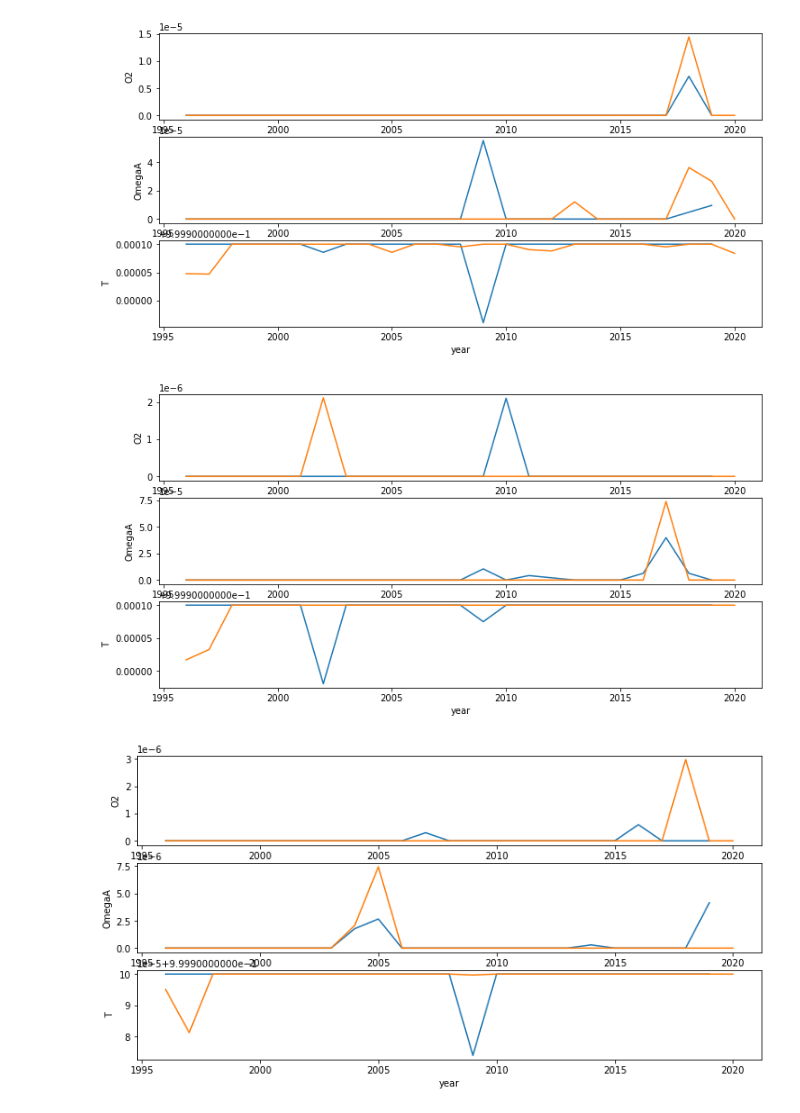
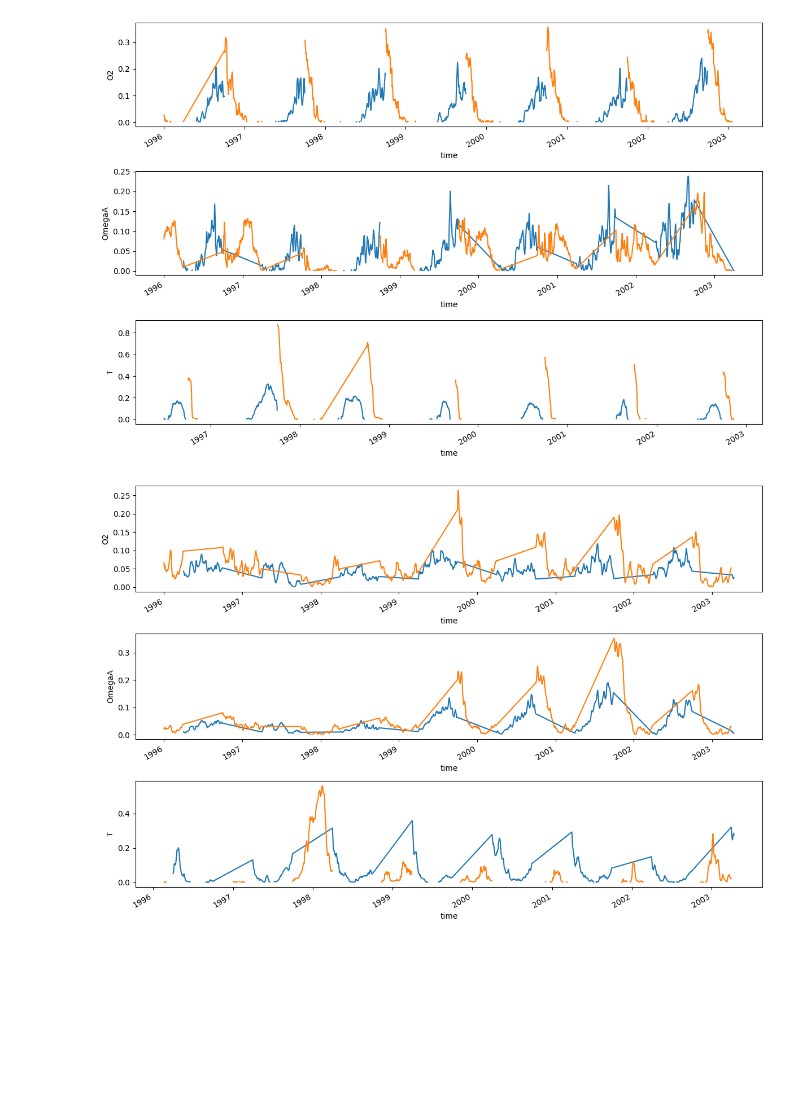
Before and after one commit to ashao/NEP36_cluster_analysis, a Jupyter notebook: compare_cluster_distributions.ipynb, the cells around one changed output. Drawn from its saved outputs; the diff is of its cells as text; code cells hidden in the pictures; blank space fills up the shorter version.

Commit message:
Update for new data

```diff
--- a/compare_cluster_distributions.ipynb
+++ b/compare_cluster_distributions.ipynb
@@ -21,6 +12,8 @@ client = Client(LocalCluster())
 datapath = '/lus/scratch/shao/data/NEP36_extremes/'
 cluster_files = glob.glob('output_data/cluster*.nc')
 clusters_ds = [ xr.open_dataset(file, chunks={'time':439}, engine='h5netcdf') for file in cluster_files ]
+# %%
+plot_clusters = [0, 1]
 # %%
 # Plot timeseries of all the relevant variables
 timeseries_vars = [
@@ -30,10 +23,11 @@ timeseries_vars = [
 ]
 
 for cluster_label, cluster_ds in enumerate(clusters_ds):
-    plt.figure(figsize=(8,10))
-    for idx, var in enumerate(timeseries_vars):
-        plt.subplot(3,1,idx+1)
-        cluster_ds[var].mean('stacked_y_x').plot()
-        if idx == 0:
-            plt.title(f'CLUSTER: {cluster_label}')
+    if cluster_label in plot_clusters:
+        plt.figure(figsize=(8,10))
+        for idx, var in enumerate(timeseries_vars):
+            plt.subplot(3,1,idx+1)
+            cluster_ds[var].mean('stacked_y_x').plot()
+            if idx == 0:
+                plt.title(f'CLUSTER: {cluster_label}')
 # %% [output]
@@ -97,44 +108,52 @@ percentiles = {
     'T':1-base_percentile
 }
 
-def filter_by_season_and_values(ds,month_range):
-    ds_out = ds.where(ds['time.month'].isin(month_range),drop=True)
-    ds_out = ds_out.where(ds_out.O2 != 0., drop=True)
-    return ds_out
-
 def calculate_threshold(ds, percentile, nbins=1000):
     data = ds.to_numpy().flatten()
-    hist, edges = np.histogram(data, bins=nbins)
+    hist, edges = np.histogram(data, bins=nbins, density=True)
     cdf = integrate.cumtrapz(hist,edges[1:])
     return np.interp(percentile, cdf, edges[2:])
 
-def plot_fraction_extreme(ds, threshold, extreme_is_low, label):
+def plot_fraction_extreme(ds, threshold, plot_months, extreme_is_low, label):
     if extreme_is_low:
         is_extreme = ds <= threshold
     else:
         is_extreme = ds >= threshold
     npts = len(ds.stacked_y_x)
     frac_extreme = is_extreme.sum('stacked_y_x')/npts
-    frac_extreme.groupby('time.year').mean(dim='time').plot(label=label)
+    frac_extreme = frac_extreme.where(frac_extreme['time.month'].isin(plot_months))
+    frac_extreme = frac_extreme.where(frac_extreme > 0.001)
+    # frac_extreme.groupby('time.year').mean(dim='time').plot(label=label, marker='o')
+    frac_extreme.plot(label=label)
 
 
+upwelling = {}
+downwelling = {}
+
 for cluster_label, cluster_ds in enumerate(clusters_ds):
-    ds_months = cluster_ds.groupby('time.month')
+    if cluster_label in plot_clusters:
+        ds_months = cluster_ds.groupby('time.month')
 
-    # For every dataset separate data in upwelling and downwelling months
-    upwelling_ds = filter_by_season_and_values(cluster_ds, upwelling_months)
-    downwelling_ds = filter_by_season_and_values(cluster_ds, downwelling_months)
-    print(f'Cluster label: {cluster_label}')
-    plt.figure(figsize=(12,6))
+        # For every dataset separate data in upwelling and downwelling months
+        upwelling_ds = filter_by_season_and_values(cluster_ds, upwelling_months)
+        downwelling_ds = filter_by_season_and_values(cluster_ds, downwelling_months)
 
-    for idx, var in enumerate(timeseries_vars):
-        plt.subplot(3,1,idx+1)
-        percentile = percentiles[var]
-        upwelling_threshold = calculate_threshold(upwelling_ds[var],percentile)
-        downwelling_threshold = calculate_threshold(downwelling_ds[var],percentile)
-        print(f'\t{var} Upwelling: {upwelling_threshold}')
-        print(f'\t{var} Downwelling: {downwelling_threshold}')
-        plot_fraction_extreme(upwelling_ds[var], upwelling_threshold, percentile == base_percentile, 'Upwelling')
-        plot_fraction_extreme(downwelling_ds[var], downwelling_threshold, percentile == base_percentile, 'Downwelling')
+        upwelling[cluster_label] = upwelling_ds.copy()
+        downwelling[cluster_label] = downwelling.copy()
+        print(f'Cluster label: {cluster_label}')
+        plt.figure(figsize=(12,8))
+
+        for idx, var in enumerate(timeseries_vars):
+            plt.subplot(3,1,idx+1)
+            if idx == 0:
+                plt.title(f'Cluster: {cluster_label}')
+            percentile = percentiles[var]
+            upwelling_threshold = calculate_threshold(upwelling_ds[var],percentile)
+            downwelling_threshold = calculate_threshold(downwelling_ds[var],percentile)
+            print(f'\t{var} Upwelling: {upwelling_threshold:.1f}')
+            print(f'\t{var} Downwelling: {downwelling_threshold:.1f}')
+            plot_fraction_extreme(upwelling_ds[var], upwelling_threshold, upwelling_months, percentile == base_percentile, 'Upwelling')
+            plot_fraction_extreme(downwelling_ds[var], downwelling_threshold, downwelling_months, percentile == base_percentile, 'Downwelling')
+        plt.tight_layout()
 # %% [output]
 Cluster label: 0
@@ -157,3 +173,2 @@ Cluster label: 1
-[figure, old version]
+[figure, new version]
-[figure, old version]
+[figure, new version]
-[figure, removed]
```
Also changed, not shown: parts of 8 cells of this notebook, 3 other files.
